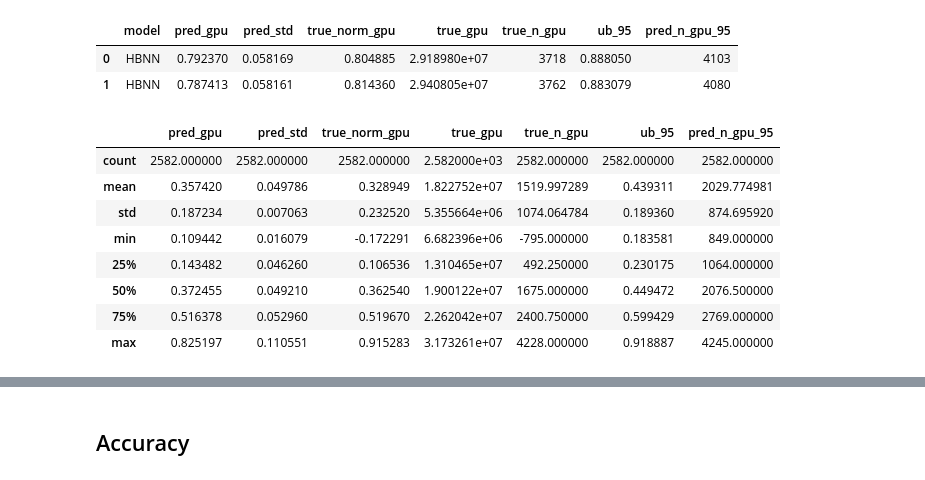
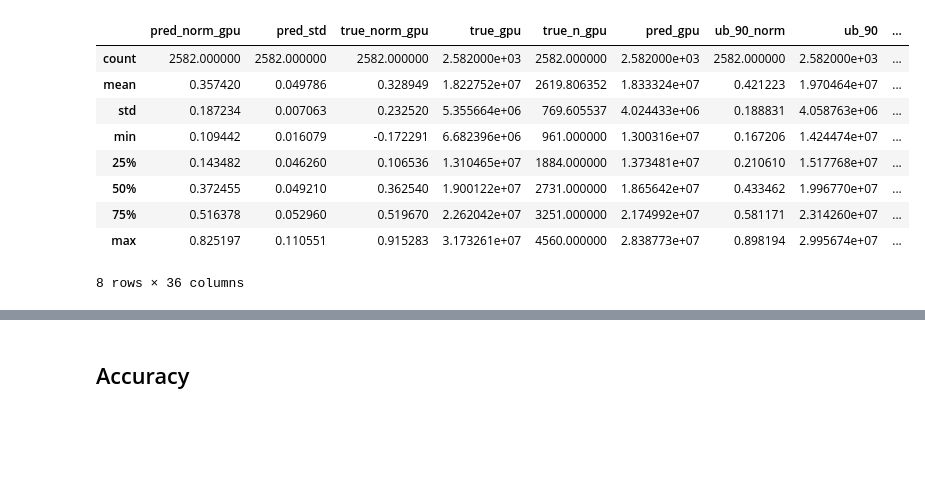
Before and after one commit to andreareds/GreenUncertaintyForecaster, a Jupyter notebook: res/analysis.ipynb, the cells around one changed output, grey strips where cells are left out. Drawn from its saved outputs; the diff is of its cells as text; code cells hidden in the pictures; blank space fills up the shorter version.

Commit message:
Updated scenario 2

```diff
--- a/res/analysis.ipynb
+++ b/res/analysis.ipynb
@@ -13,6 +14,10 @@ def find_upper_bound(mu, std, alpha=0.95):
 gpu_conv_value = 0.00021648585046
 gpu_no_norm_conv_value = 6958.933333333333333
 per_unit_energy_cons = 1
+target_qos = ["90", "91", "92", "93", "94", "95", "96", "97", "98", "99"]
 # %%
 original_dataset = pd.read_csv("../saved_data/ali20/ali20_g.csv")
-g_truth = original_dataset["avggpu"].values[-2582:]
+scaler = MinMaxScaler()
+factor=0.8
+scaler.fit(original_dataset.avggpu.iloc[:int(original_dataset.shape[0]*factor)].values.reshape(-1,1))
+original_dataset.describe()
@@ -19,32 +34,31 @@ g_truth = original_dataset["avggpu"].values[-2582:]
 # %%
 hbnn_results = pd.read_csv("output_HBNN-ali20_g-gpu-w288-h2.csv")
 hbnn_results.drop(labels=["Unnamed: 0"], inplace=True, axis=1)
-hbnn_results["true_gpu"] = g_truth
 hbnn_results["model"] = ["HBNN" for i in range(len(hbnn_results))]
-hbnn_results.rename(columns={"avggpu": "pred_gpu", "std": "pred_std", "labels": "true_norm_gpu"}, inplace=True)
+hbnn_results.rename(columns={"avggpu": "pred_norm_gpu", "std": "pred_std", "labels": "true_norm_gpu"}, inplace=True)
 first_column = hbnn_results.pop('model')
 hbnn_results.insert(0, 'model', first_column)
-hbnn_results["true_n_gpu"] = hbnn_results.apply(lambda row: math.ceil(row["true_norm_gpu"]/gpu_conv_value), axis=1)
-hbnn_results["ub_95"] = hbnn_results.apply(lambda row: find_upper_bound(row["pred_gpu"], row["pred_std"], alpha=0.95), axis=1)
-hbnn_results["pred_n_gpu_95"] = hbnn_results.apply(lambda row: math.ceil(row["ub_95"]/gpu_conv_value), axis=1)
-hbnn_results.to_csv("scenarios/hbnn_results.csv")
-hbnn_results.head(2)
+hbnn_results["true_gpu"] = original_dataset["avggpu"].values[-2582:]
+hbnn_results["true_n_gpu"] = hbnn_results.apply(lambda row: math.ceil(row["true_gpu"]/gpu_no_norm_conv_value), axis=1)
+# hbnn_results.drop(columns=['true_norm_gpu'], inplace=True)
+hbnn_results["pred_gpu"] = scaler.inverse_transform(hbnn_results["pred_norm_gpu"].values.reshape(-1,1))
+for target in target_qos:
+    alpa = float(int(target)/100)
+    hbnn_results[f"ub_{target}_norm"] = hbnn_results.apply(lambda row: find_upper_bound(row["pred_norm_gpu"], row["pred_std"], alpha=alpa), axis=1)
+    hbnn_results[f"ub_{target}"] = scaler.inverse_transform(hbnn_results[f"ub_{target}_norm"].values.reshape(-1,1))
+    hbnn_results[f"pred_n_gpu_{target}"] = hbnn_results.apply(lambda row: math.ceil(row[f"ub_{target}"]/gpu_no_norm_conv_value), axis=1)
+hbnn_results.describe()
 # %% [output]
-|  | model | pred_gpu | pred_std | true_norm_gpu | true_gpu | true_n_gpu | ub_95 | pred_n_gpu_95 |
-| 0 | HBNN | 0.792370 | 0.058169 | 0.804885 | 2.918980e+07 | 3718 | 0.888050 | 4103 |
-| 1 | HBNN | 0.787413 | 0.058161 | 0.814360 | 2.940805e+07 | 3762 | 0.883079 | 4080 |
+|  | pred_norm_gpu | pred_std | true_norm_gpu | true_gpu | true_n_gpu | pred_gpu | ub_90_norm | ub_90 | ... |
+| count | 2582.000000 | 2582.000000 | 2582.000000 | 2.582000e+03 | 2582.000000 | 2.582000e+03 | 2582.000000 | 2.582000e+03 | ... |
+| mean | 0.357420 | 0.049786 | 0.328949 | 1.822752e+07 | 2619.806352 | 1.833324e+07 | 0.421223 | 1.970464e+07 | ... |
+| std | 0.187234 | 0.007063 | 0.232520 | 5.355664e+06 | 769.605537 | 4.024433e+06 | 0.188831 | 4.058763e+06 | ... |
+| min | 0.109442 | 0.016079 | -0.172291 | 6.682396e+06 | 961.000000 | 1.300316e+07 | 0.167206 | 1.424474e+07 | ... |
+| 25% | 0.143482 | 0.046260 | 0.106536 | 1.310465e+07 | 1884.000000 | 1.373481e+07 | 0.210610 | 1.517768e+07 | ... |
+| 50% | 0.372455 | 0.049210 | 0.362540 | 1.900122e+07 | 2731.000000 | 1.865642e+07 | 0.433462 | 1.996770e+07 | ... |
+| 75% | 0.516378 | 0.052960 | 0.519670 | 2.262042e+07 | 3251.000000 | 2.174992e+07 | 0.581171 | 2.314260e+07 | ... |
+| max | 0.825197 | 0.110551 | 0.915283 | 3.173261e+07 | 4560.000000 | 2.838773e+07 | 0.898194 | 2.995674e+07 | ... |
+8 rows × 36 columns
-# %%
-hbnn_results.describe()
-# %% [output]
-|  | pred_gpu | pred_std | true_norm_gpu | true_gpu | true_n_gpu | ub_95 | pred_n_gpu_95 |
-| count | 2582.000000 | 2582.000000 | 2582.000000 | 2.582000e+03 | 2582.000000 | 2582.000000 | 2582.000000 |
-| mean | 0.357420 | 0.049786 | 0.328949 | 1.822752e+07 | 1519.997289 | 0.439311 | 2029.774981 |
-| std | 0.187234 | 0.007063 | 0.232520 | 5.355664e+06 | 1074.064784 | 0.189360 | 874.695920 |
-| min | 0.109442 | 0.016079 | -0.172291 | 6.682396e+06 | -795.000000 | 0.183581 | 849.000000 |
-| 25% | 0.143482 | 0.046260 | 0.106536 | 1.310465e+07 | 492.250000 | 0.230175 | 1064.000000 |
-| 50% | 0.372455 | 0.049210 | 0.362540 | 1.900122e+07 | 1675.000000 | 0.449472 | 2076.500000 |
-| 75% | 0.516378 | 0.052960 | 0.519670 | 2.262042e+07 | 2400.750000 | 0.599429 | 2769.000000 |
-| max | 0.825197 | 0.110551 | 0.915283 | 3.173261e+07 | 4228.000000 | 0.918887 | 4245.000000 |
 # %%
 monte_results = pd.read_csv("output_MCDLSTM-ali20_g-gpu-w288-h2.csv")
 monte_results.drop(labels=["Unnamed: 0"], inplace=True, axis=1)
```
Also changed, not shown: parts of 30 cells of this notebook, 4 other files.
